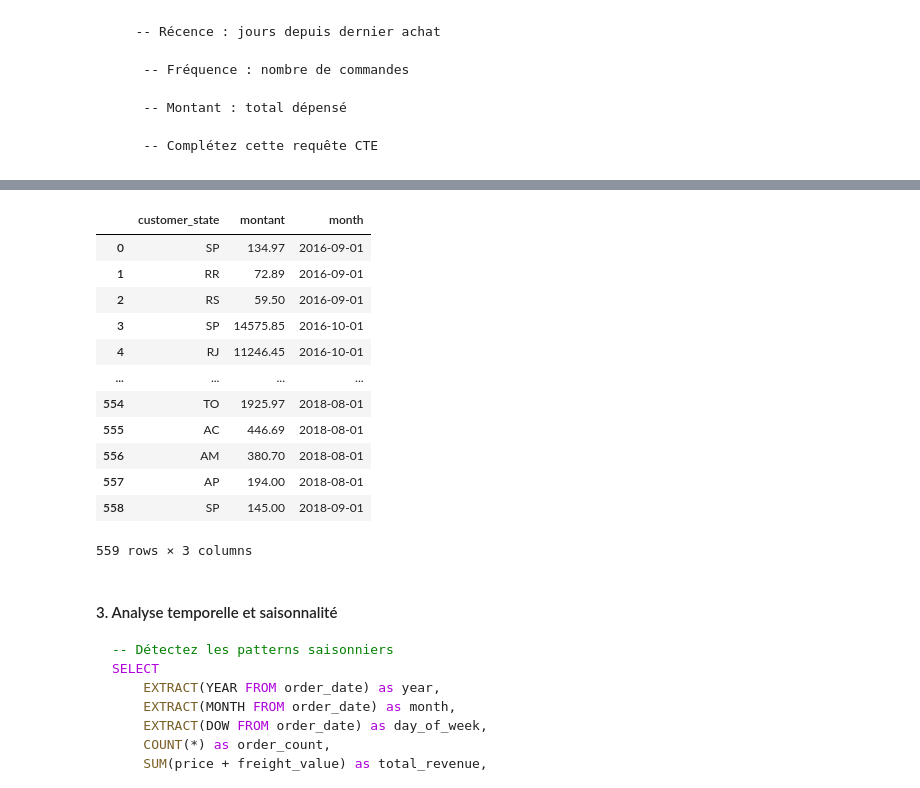
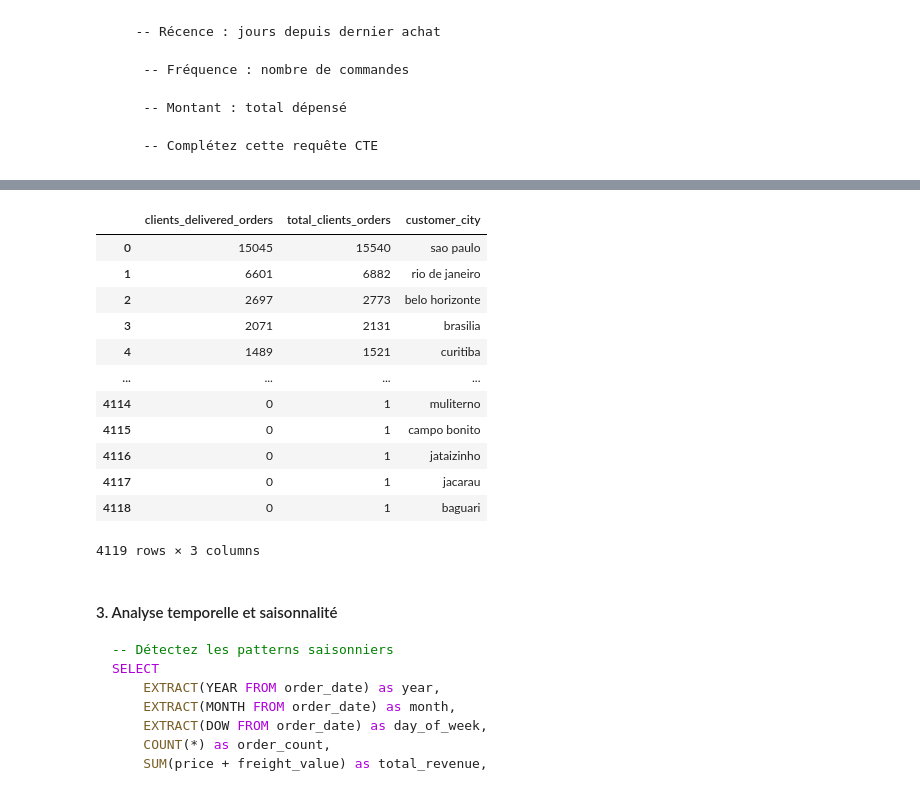
Before and after one commit to kirillsst/multi-tech-data-analysis, a Jupyter notebook: notebooks/Notebook_2_Analyse_e_commerce_avec_PostgreSQL_en_ligne.ipynb, the cells around one changed output, grey strips where cells are left out. Saved outputs shown, nothing was run; the diff lists cells and outputs as text; code cells hidden in the pictures.

````diff
--- a/notebooks/Notebook_2_Analyse_e_commerce_avec_PostgreSQL_en_ligne.ipynb
+++ b/notebooks/Notebook_2_Analyse_e_commerce_avec_PostgreSQL_en_ligne.ipynb
@@ -394,60 +376,82 @@ db
 # %%
 #### 2. Analyse géographique des ventes
 
 def geographic_sales_analysis():
     """
     Analysez les performances par état/région
 
     Requêtes à écrire :
     1. Top 10 des états par CA
     2. Croissance MoM par région
     3. Taux de conversion par ville
     4. Distance moyenne vendeur-acheteur
     """
-
+    # 0. CA = chiffres_d'affaires
+    # 1. ca_state pour voir top 10 états par chiffres d'affaires
     query_top_states = """
     -- Votre requête SQL ici
     -- Utilisez des JOINs et GROUP BY
     -- Calculez le CA, nombre de commandes, panier moyen
-        WITH ca_state AS (
-            SELECT
-            c.customer_state,
-            SUM(oi.price) AS montant
+    WITH ca_state AS (
+        SELECT
+        c.customer_state,
+        SUM(oi.price) AS montant
 
-            FROM customers c
-            JOIN customer_orders co ON c.customer_id = co.customer_id
-            JOIN order_items oi ON co.order_id = oi.order_id
-            GROUP BY c.customer_state
-            ORDER BY montant DESC LIMIT 10
-        )
-
+        FROM customers c
+        JOIN customer_orders co ON c.customer_id = co.customer_id
+        JOIN order_items oi ON co.order_id = oi.order_id
+        GROUP BY c.customer_state
+        ORDER BY montant DESC LIMIT 10
+    ),
+    month_over_month AS (
         SELECT
             c.customer_state,
             SUM(oi.price) AS montant,
-            DATE_TRUNC('MONTH', co.order_purchase_timestamp)::date as month
+            DATE_TRUNC('MONTH', co.order_purchase_timestamp)::date as month,
+            ROUND (
+            100 * (SUM(oi.price) - LAG(SUM(oi.price)) OVER (PARTITION BY (c.customer_state))) /
+            NULLIF(LAG(SUM(oi.price)) OVER (PARTITION BY (c.customer_state)),0),
+            2) AS percentage
 
             FROM customers c
             JOIN customer_orders co ON c.customer_id = co.customer_id
             JOIN order_items oi ON co.order_id = oi.order_id
             GROUP BY c.customer_state, month
-            ORDER BY month, montant DESC
+            ORDER BY month, montant, percentage DESC
+    ),
+    conversion AS (
+        SELECT
+            COUNT(DISTINCT co.customer_id) AS clients_delivered_orders,
+            COUNT(DISTINCT c.customer_id) AS total_clients_orders,
+            c.customer_city
+
+        FROM customers c
+        LEFT JOIN customer_orders co
+            ON c.customer_id = co.customer_id AND co.order_status = 'delivered'
+
+        GROUP BY c.customer_city
+        ORDER BY clients_delivered_orders DESC
+    )
     """
     return pd.read_sql(query_top_states, engine.connect())
 geographic_sales_analysis()
+
+# MoM formule
+# (current month - past month) / past month * 100
 # %% [output]
-|  | customer_state | montant | month |
-| 0 | SP | 134.97 | 2016-09-01 |
-| 1 | RR | 72.89 | 2016-09-01 |
-| 2 | RS | 59.50 | 2016-09-01 |
-| 3 | SP | 14575.85 | 2016-10-01 |
-| 4 | RJ | 11246.45 | 2016-10-01 |
+|  | clients_delivered_orders | total_clients_orders | customer_city |
+| 0 | 15045 | 15540 | sao paulo |
+| 1 | 6601 | 6882 | rio de janeiro |
+| 2 | 2697 | 2773 | belo horizonte |
+| 3 | 2071 | 2131 | brasilia |
+| 4 | 1489 | 1521 | curitiba |
 | ... | ... | ... | ... |
-| 554 | TO | 1925.97 | 2018-08-01 |
-| 555 | AC | 446.69 | 2018-08-01 |
-| 556 | AM | 380.70 | 2018-08-01 |
-| 557 | AP | 194.00 | 2018-08-01 |
-| 558 | SP | 145.00 | 2018-09-01 |
+| 4114 | 0 | 1 | muliterno |
+| 4115 | 0 | 1 | campo bonito |
+| 4116 | 0 | 1 | jataizinho |
+| 4117 | 0 | 1 | jacarau |
+| 4118 | 0 | 1 | baguari |
-559 rows × 3 columns
+4119 rows × 3 columns
 # %% [markdown]
 #### 3. Analyse temporelle et saisonnalité
 ```sql
````
Also changed, not shown: parts of 3 cells of this notebook.
